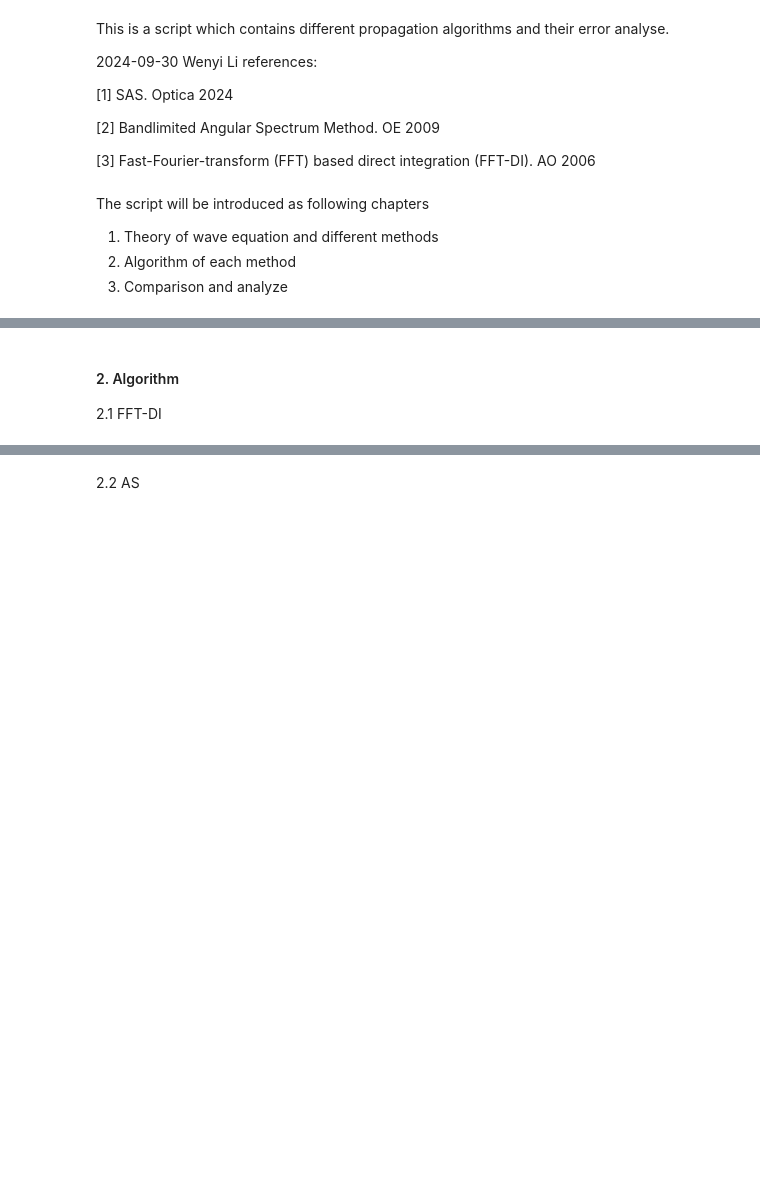
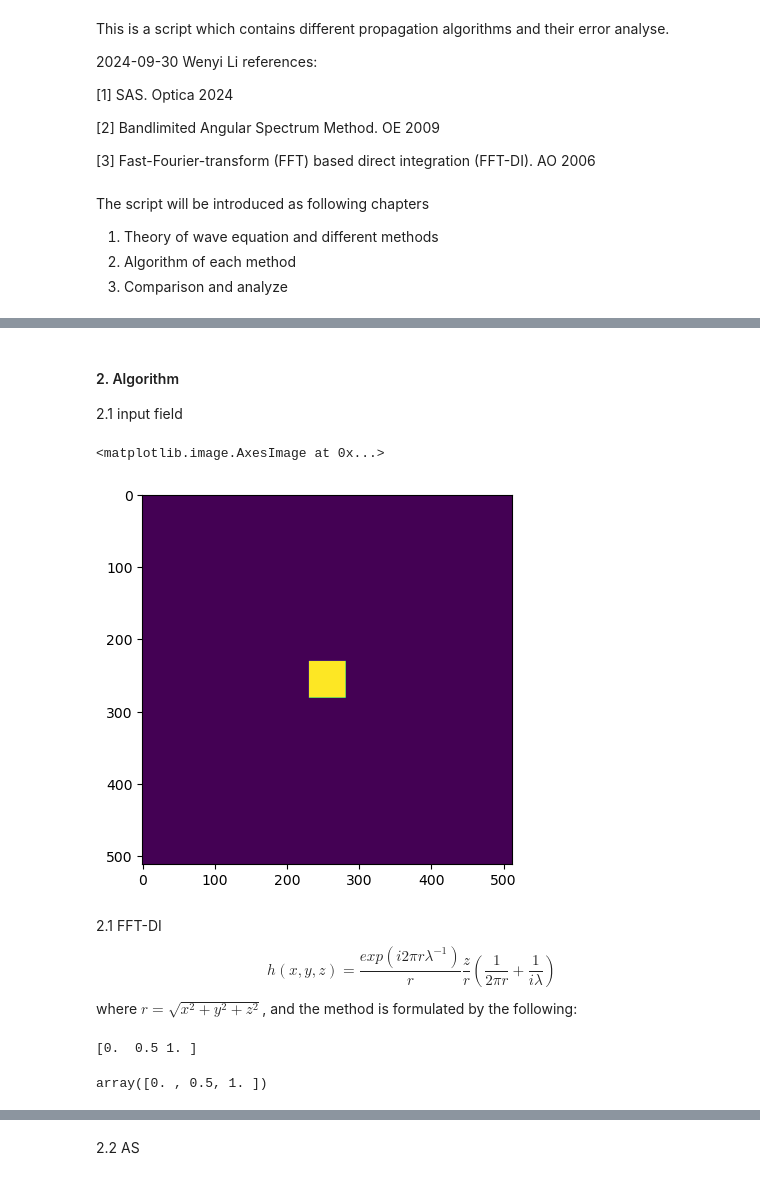
Before and after one commit to Wenyi-lee/Scalable-Angular-Spectrum-Method-SAS, a Jupyter notebook: propagation_script/free_space_propagation.ipynb, the cells around one changed output, grey strips where cells are left out. Saved outputs shown, nothing was run; the diff lists cells and outputs as text; code cells hidden in the pictures; blank space fills up the shorter version.

```diff
--- a/propagation_script/free_space_propagation.ipynb
+++ b/propagation_script/free_space_propagation.ipynb
@@ -84,4 +87,4 @@ Refer to [2], the bandwidth of the proposed method always satisfies the conditio
 # %% [markdown]
 #### 2. Algorithm
 
-2.1 FFT-DI
+2.1 input field
@@ -91,0 +91,24 @@ def FFT_DI(u0,dx,z):
+# %%
+L_box = 128e-6
+D_box = L_box / 10
+N_box = 512
+lbd = 500e-9
+
+y_box = np.linspace(-L_box/2, L_box/2, N_box, endpoint=False)
+x_box = y_box.reshape(N_box, 1)
+
+U_box = ((x_box)**2 <= (D_box / 2)**2) * (y_box**2 <= (D_box / 2)**2) *\
+        (np.exp(1j * 2 * np.pi / lbd * y_box * np.sin(5/ 360 * 2 * np.pi)))
+
+z_box = 5 / N_box / lbd * L_box**2 * 2
+# %%
+plt.imshow(np.abs(U_box))
+# %% [output]
+<matplotlib.image.AxesImage at 0x...>
+[figure, added]
+# %% [markdown]
+2.1 FFT-DI
+$$
+h(x,y,z) = \frac{exp(i2\pi r \lambda^{-1})}{r}\frac{z}{r}(\frac{1}{2\pi r}+\frac{1}{i\lambda}) \tag{3}
+$$
+where $r = \sqrt{x^2+y^2+z^2}$, and the method is formulated by the following:
@@ -91,0 +130,7 @@ def FFT_DI(u0,dx,z):
+# %%
+x1 = np.linspace(0,1,3)
+print(x1)
+np.fft.ifftshift(np.fft.fftshift(x1))
+# %% [output]
+[0.  0.5 1. ]
+array([0. , 0.5, 1. ])
```
Also changed, not shown: parts of 25 cells of this notebook.
